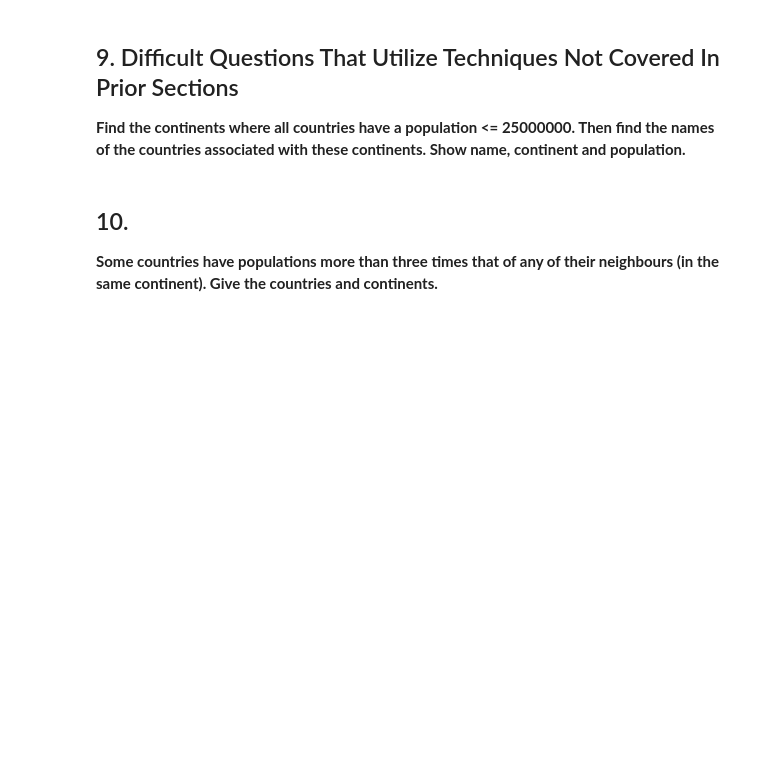
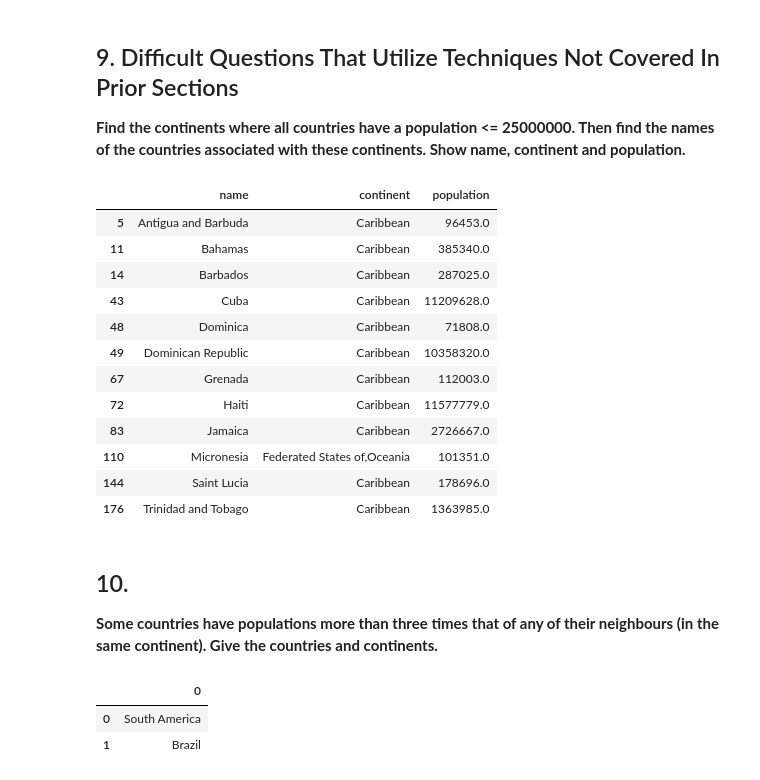
Before and after one commit to madlogos/sqlzoo, a Jupyter notebook: Python/04 SELECT within SELECT.ipynb, the cells around one changed output. Drawn from its saved outputs; the diff is of its cells as text; code cells hidden in the pictures; blank space fills up the shorter version.

````diff
--- a/Python/04 SELECT within SELECT.ipynb
+++ b/Python/04 SELECT within SELECT.ipynb
@@ -8,3 +8,4 @@ import pandas as pd
 pwd = getpass.getpass()
 engine = create_engine(
     'postgresql+psycopg2://postgres:%s@localhost/sqlzoo' % (pwd))
+pd.set_option('display.max_rows', 100)
@@ -16,3 +19,5 @@ engine = create_engine(
 ```
 world(name, continent, area, population, gdp)
 ```
+# %%
+world = pd.read_sql_table('world', engine)
@@ -23,3 +41,7 @@ world(name, continent, area, population, gdp)
 
 > _Per Capita GDP_
 > The per capita GDP is the gdp/population
+# %%
+world['pcgdp'] = world['gdp']/world['population']
+bm = world.loc[world['name']=='United Kingdom', 'pcgdp'].values[0]
+world.loc[(world['pcgdp']>bm) & (world['continent']=='Europe'), ['name']]
@@ -104,7 +232,40 @@ SELECT continent, name, population FROM world x
 ## 9. Difficult Questions That Utilize Techniques Not Covered In Prior Sections
 
 **Find the continents where all countries have a population <= 25000000. Then find the names of the countries associated with these continents. Show name, continent and population.**
+# %%
+bm = world.loc[world['population']>2.5e7, 'continent']
+world.loc[~world['continent'].isin(bm), ['name', 'continent', 'population']]
+# %% [output]
+|  | name | continent | population |
+| 5 | Antigua and Barbuda | Caribbean | 96453.0 |
+| 11 | Bahamas | Caribbean | 385340.0 |
+| 14 | Barbados | Caribbean | 287025.0 |
+| 43 | Cuba | Caribbean | 11209628.0 |
+| 48 | Dominica | Caribbean | 71808.0 |
+| 49 | Dominican Republic | Caribbean | 10358320.0 |
+| 67 | Grenada | Caribbean | 112003.0 |
+| 72 | Haiti | Caribbean | 11577779.0 |
+| 83 | Jamaica | Caribbean | 2726667.0 |
+| 110 | Micronesia | Federated States of,Oceania | 101351.0 |
+| 144 | Saint Lucia | Caribbean | 178696.0 |
+| 176 | Trinidad and Tobago | Caribbean | 1363985.0 |
 # %% [markdown]
 ## 10.
 
 **Some countries have populations more than three times that of any of their neighbours (in the same continent). Give the countries and continents.**
+# %%
+# how many neighbors are there for each continent
+bm = pd.DataFrame(world.groupby('continent')['name'].count()-1)
+# compare with tripple population
+a = world.set_index('continent').join((world
+    .assign(popl3=3*world['population'])
+    .loc[:,['continent', 'name', 'popl3']]
+    .set_index('continent')), on='continent', how='outer', rsuffix='_y')
+a = a.loc[a['population'] > a['popl3'], ['name', 'name_y']]
+b = a.groupby([a.index, a.name]).count()
+b = b.merge(bm, left_index=True, right_index=True)
+pd.DataFrame(b.loc[b['name']==b['name_y'], :].index[1])
+# %% [output]
+|  | 0 |
+| 0 | South America |
+| 1 | Brazil |
````
Also changed, not shown: parts of 9 cells of this notebook, 20 other files.
